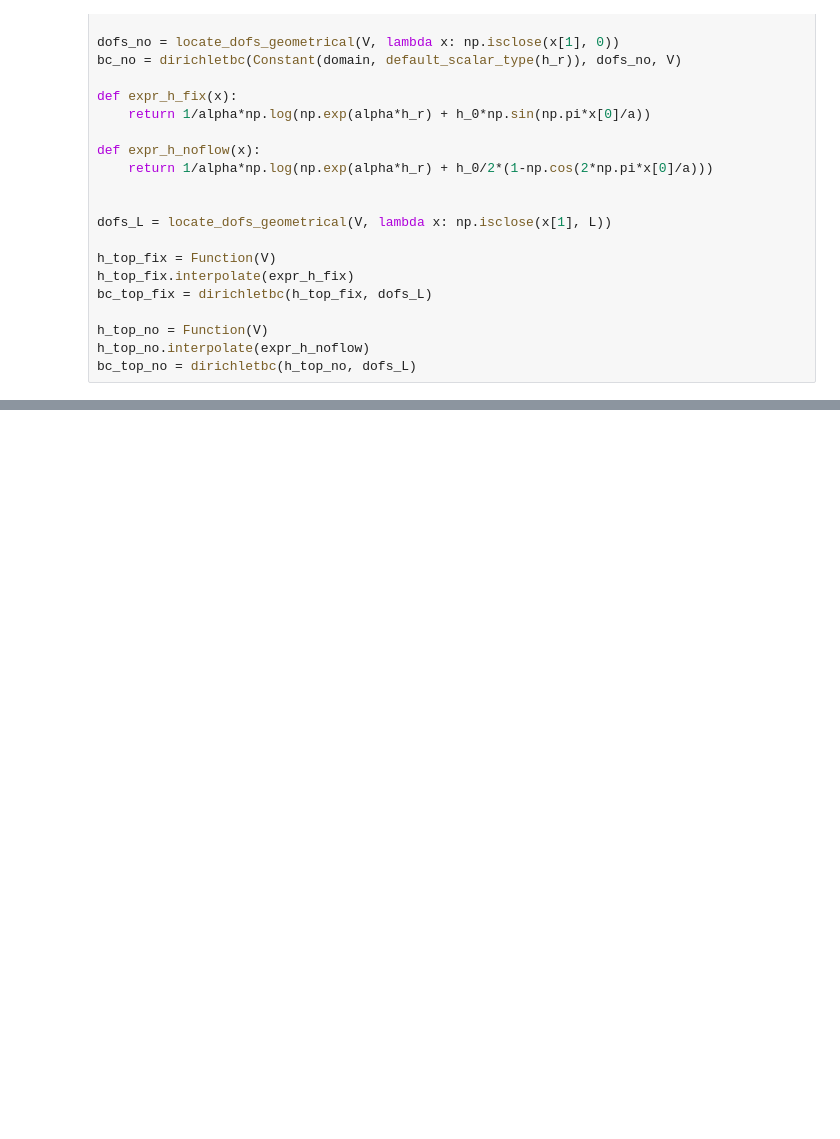
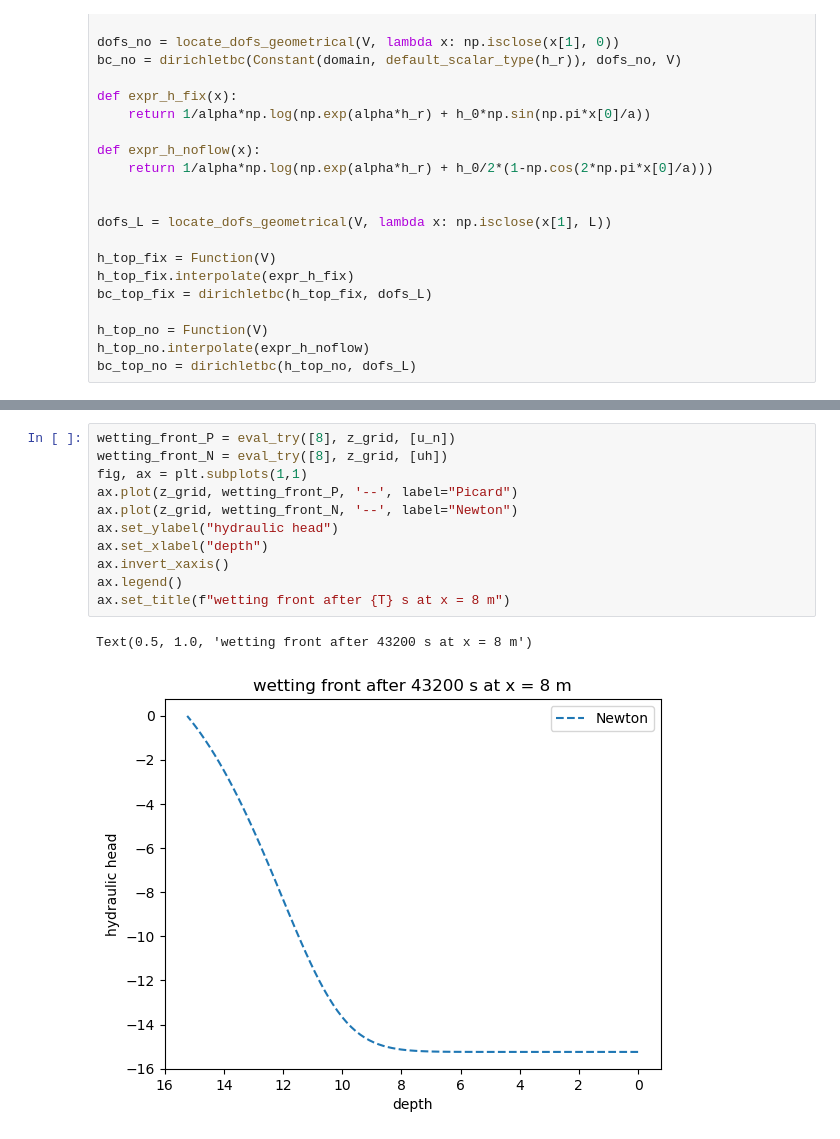
Before and after one commit to lannika-ut/ScientificPractice, a Jupyter notebook: FiniteElements/Richards_transient_Gardner.ipynb, the cells around one changed output, grey strips where cells are left out. Saved outputs shown, nothing was run; the diff lists cells and outputs as text; blank space fills up the shorter version.

```diff
--- a/FiniteElements/Richards_transient_Gardner.ipynb
+++ b/FiniteElements/Richards_transient_Gardner.ipynb
@@ -283,0 +372,14 @@ plt.colorbar()
+# %%
+wetting_front_P = eval_try([8], z_grid, [u_n])
+wetting_front_N = eval_try([8], z_grid, [uh])
+fig, ax = plt.subplots(1,1)
+ax.plot(z_grid, wetting_front_P, '--', label="Picard")
+ax.plot(z_grid, wetting_front_N, '--', label="Newton")
+ax.set_ylabel("hydraulic head")
+ax.set_xlabel("depth")
+ax.invert_xaxis()
+ax.legend()
+ax.set_title(f"wetting front after {T} s at x = 8 m")
+# %% [output]
+Text(0.5, 1.0, 'wetting front after 43200 s at x = 8 m')
+[figure, added]
```
Also changed, not shown: parts of 12 cells of this notebook, 1 other file.
